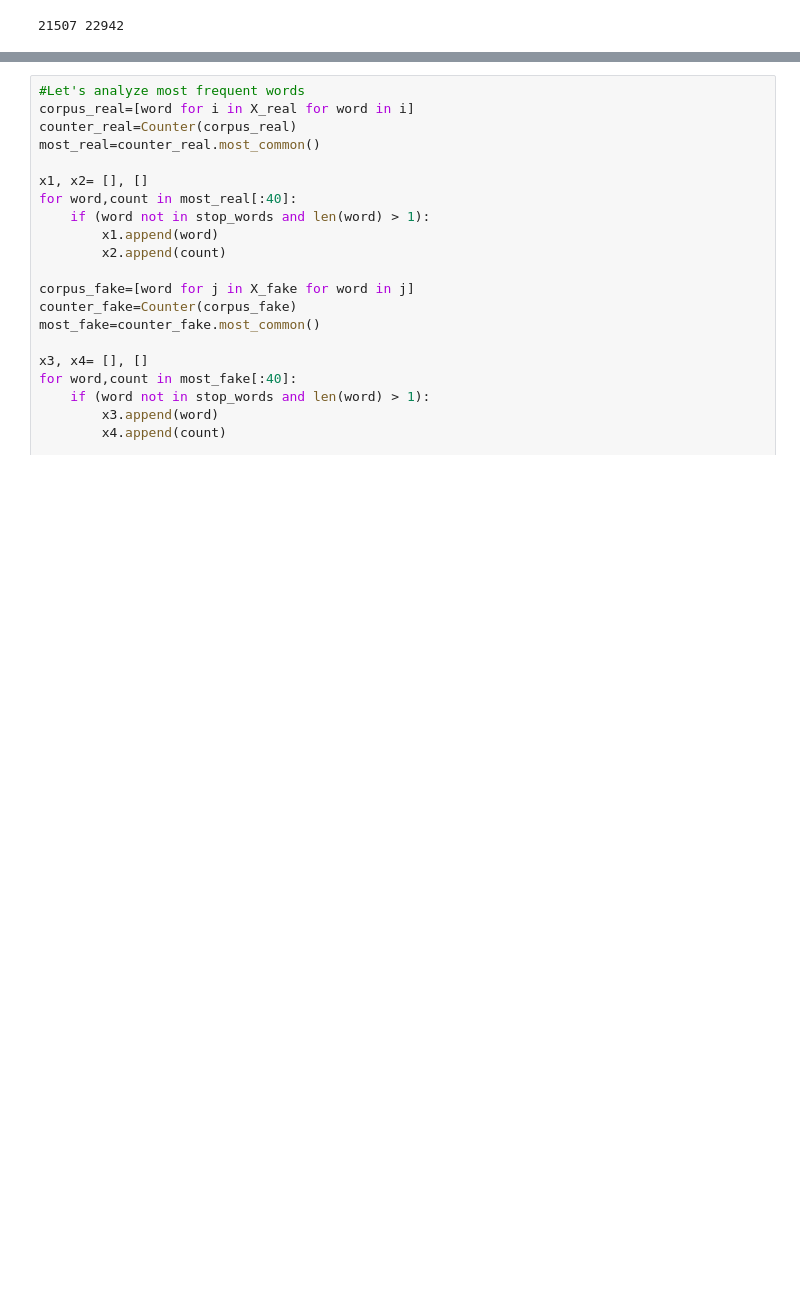
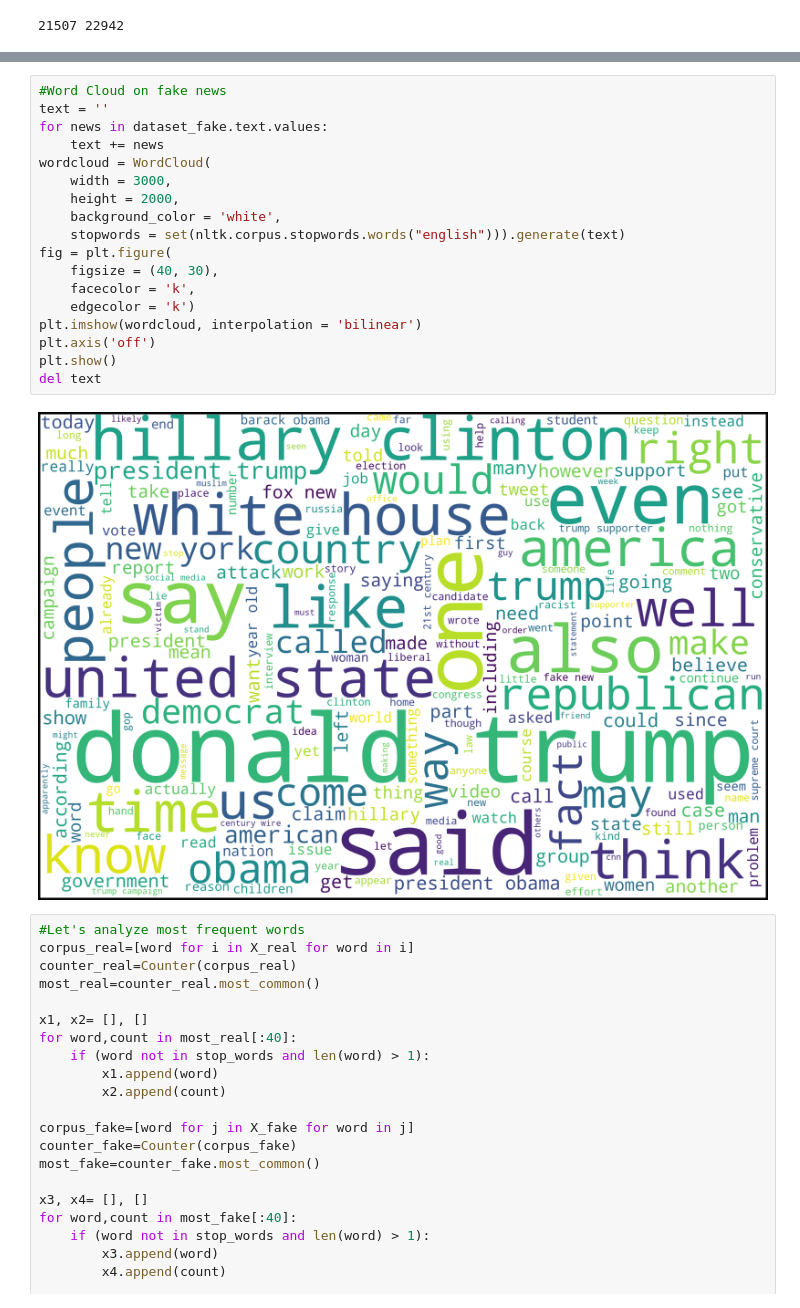
Before and after one commit to d-roland/Fake-news-detection, a Jupyter notebook: CS221_Fake_news_detection.ipynb, the cells around one changed output, grey strips where cells are left out. Drawn from its saved outputs; the diff is of its cells as text; blank space fills up the shorter version.

```diff
--- a/CS221_Fake_news_detection.ipynb
+++ b/CS221_Fake_news_detection.ipynb
@@ -605,3 +796,23 @@ print(len(X_real), len(X_fake))
+# %%
+#Word Cloud on fake news
+text = ''
+for news in dataset_fake.text.values:
+    text += news
+wordcloud = WordCloud(
+    width = 3000,
+    height = 2000,
+    background_color = 'white',
+    stopwords = set(nltk.corpus.stopwords.words("english"))).generate(text)
+fig = plt.figure(
+    figsize = (40, 30),
+    facecolor = 'k',
+    edgecolor = 'k')
+plt.imshow(wordcloud, interpolation = 'bilinear')
+plt.axis('off')
+plt.show()
+del text
+# %% [output]
+[figure, added]
 # %%
 #Let's analyze most frequent words
 corpus_real=[word for i in X_real for word in i]
```
Also changed, not shown: parts of 71 cells of this notebook.
